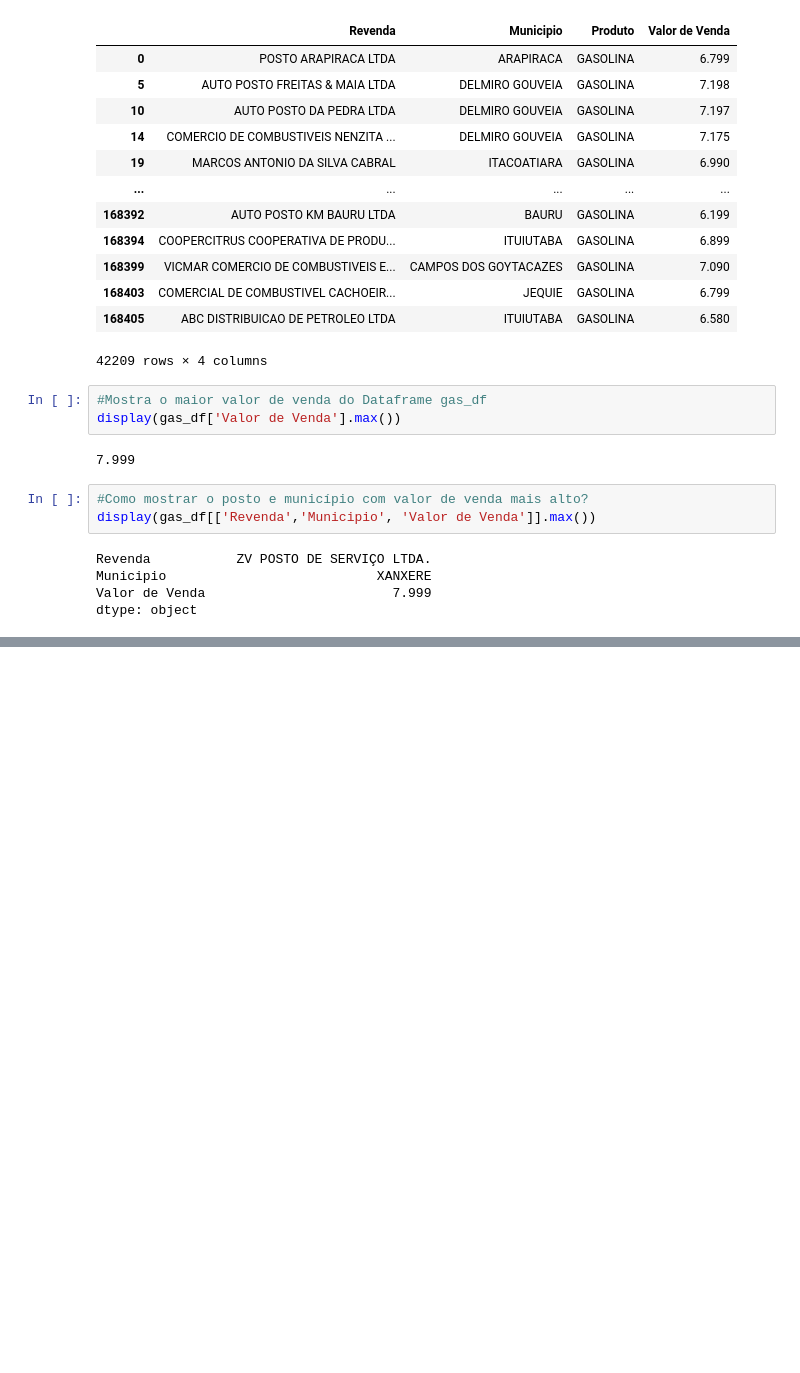
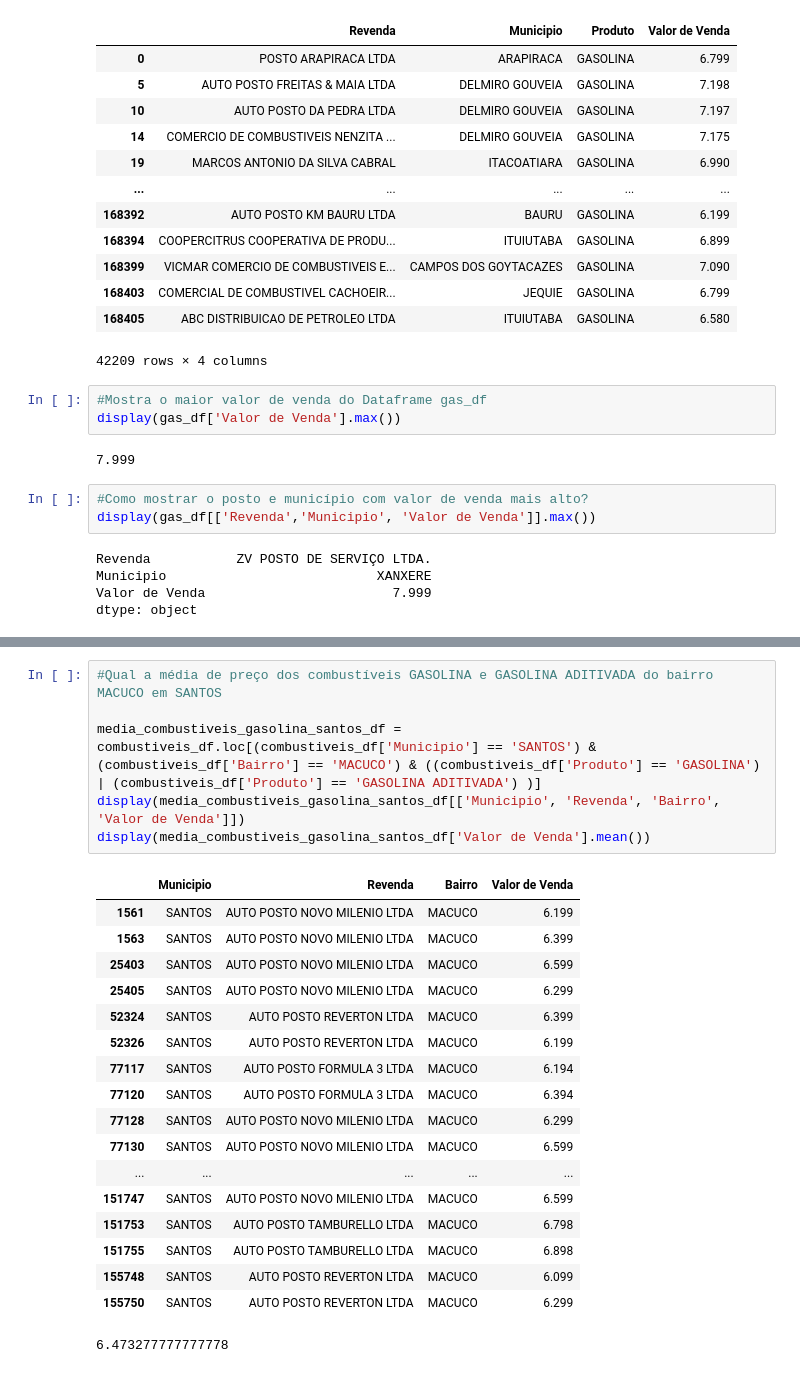
Before and after one commit to vellsant/extensao_analisededados, a Jupyter notebook: Extensão_AnáliseDeDados.ipynb, the cells around one changed output, grey strips where cells are left out. Saved outputs shown, nothing was run; the diff lists cells and outputs as text; blank space fills up the shorter version.

```diff
--- a/Extensão_AnáliseDeDados.ipynb
+++ b/Extensão_AnáliseDeDados.ipynb
@@ -176,0 +195,25 @@ dtype: object
+# %%
+#Qual a média de preço dos combustíveis GASOLINA e GASOLINA ADITIVADA do bairro MACUCO em SANTOS
+
+media_combustiveis_gasolina_santos_df = combustiveis_df.loc[(combustiveis_df['Municipio'] == 'SANTOS') & (combustiveis_df['Bairro'] == 'MACUCO') & ((combustiveis_df['Produto'] == 'GASOLINA') | (combustiveis_df['Produto'] == 'GASOLINA ADITIVADA') )]
+display(media_combustiveis_gasolina_santos_df[['Municipio', 'Revenda', 'Bairro', 'Valor de Venda']])
+display(media_combustiveis_gasolina_santos_df['Valor de Venda'].mean())
+# %% [output]
+|  | Municipio | Revenda | Bairro | Valor de Venda |
+| 1561 | SANTOS | AUTO POSTO NOVO MILENIO LTDA | MACUCO | 6.199 |
+| 1563 | SANTOS | AUTO POSTO NOVO MILENIO LTDA | MACUCO | 6.399 |
+| 25403 | SANTOS | AUTO POSTO NOVO MILENIO LTDA | MACUCO | 6.599 |
+| 25405 | SANTOS | AUTO POSTO NOVO MILENIO LTDA | MACUCO | 6.299 |
+| 52324 | SANTOS | AUTO POSTO REVERTON LTDA | MACUCO | 6.399 |
+| 52326 | SANTOS | AUTO POSTO REVERTON LTDA | MACUCO | 6.199 |
+| 77117 | SANTOS | AUTO POSTO FORMULA 3 LTDA | MACUCO | 6.194 |
+| 77120 | SANTOS | AUTO POSTO FORMULA 3 LTDA | MACUCO | 6.394 |
+| 77128 | SANTOS | AUTO POSTO NOVO MILENIO LTDA | MACUCO | 6.299 |
+| 77130 | SANTOS | AUTO POSTO NOVO MILENIO LTDA | MACUCO | 6.599 |
+| ... | ... | ... | ... | ... |
+| 151747 | SANTOS | AUTO POSTO NOVO MILENIO LTDA | MACUCO | 6.599 |
+| 151753 | SANTOS | AUTO POSTO TAMBURELLO LTDA | MACUCO | 6.798 |
+| 151755 | SANTOS | AUTO POSTO TAMBURELLO LTDA | MACUCO | 6.898 |
+| 155748 | SANTOS | AUTO POSTO REVERTON LTDA | MACUCO | 6.099 |
+| 155750 | SANTOS | AUTO POSTO REVERTON LTDA | MACUCO | 6.299 |
+6.473277777777778
```
Also changed, not shown: parts of 4 cells of this notebook.
